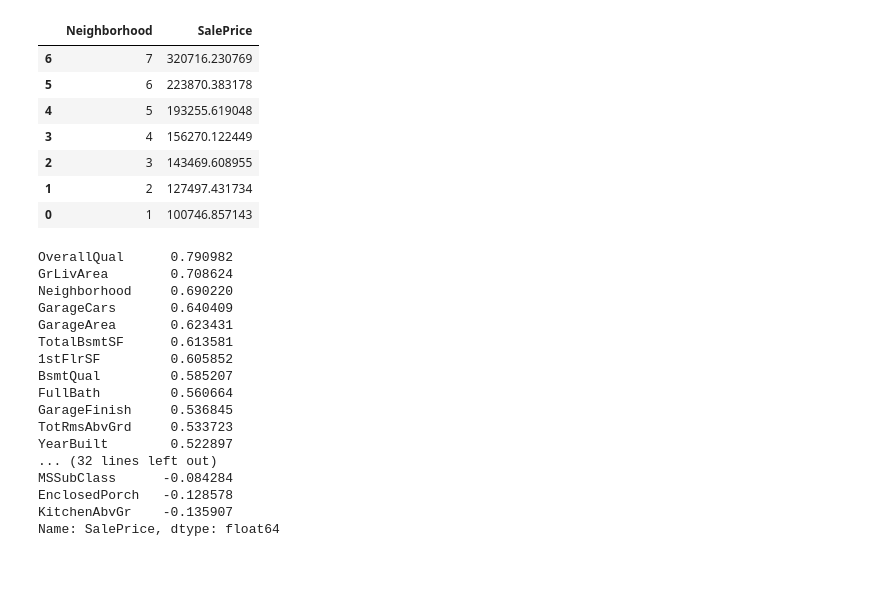
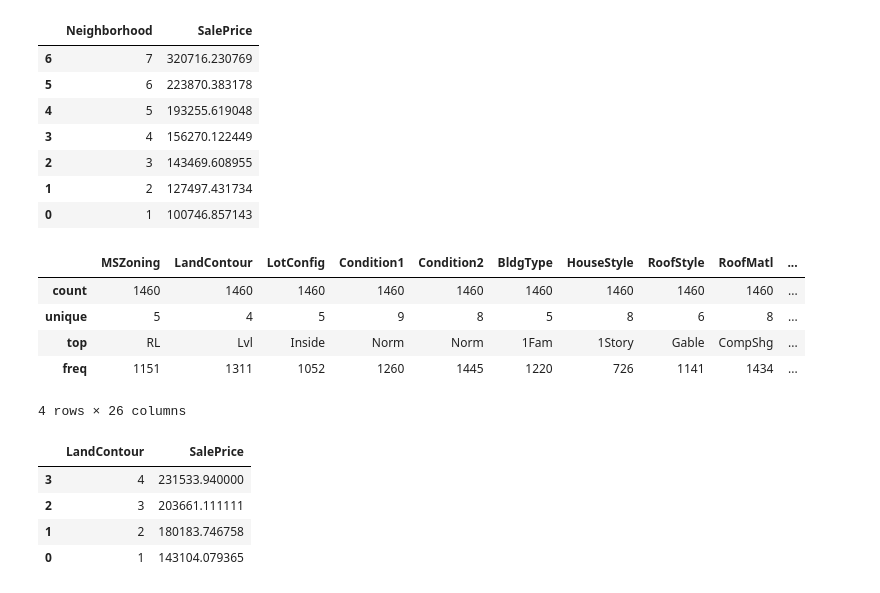
Before and after one commit to ArcheTree/2022training, a Jupyter notebook: python/kaggle/House/Untitled.ipynb, the cells around one changed output. Saved outputs shown, nothing was run; the diff lists cells and outputs as text; code cells hidden in the pictures.

```diff
--- a/python/kaggle/House/Untitled.ipynb
+++ b/python/kaggle/House/Untitled.ipynb
@@ -270,23 +248,16 @@ sim[["Neighborhood","SalePrice"]].groupby(["Neighborhood"],as_index=False).mean(
 | 2 | 3 | 143469.608955 |
 | 1 | 2 | 127497.431734 |
 | 0 | 1 | 100746.857143 |
-# %%
-sim.corr()['SalePrice'].sort_values(ascending=False)[1:]
-# %% [output]
-OverallQual      0.790982
-GrLivArea        0.708624
-Neighborhood     0.690220
-GarageCars       0.640409
-GarageArea       0.623431
-TotalBsmtSF      0.613581
-1stFlrSF         0.605852
-BsmtQual         0.585207
-FullBath         0.560664
-GarageFinish     0.536845
-TotRmsAbvGrd     0.533723
-YearBuilt        0.522897
-... (32 lines left out)
-MSSubClass      -0.084284
-EnclosedPorch   -0.128578
-KitchenAbvGr    -0.135907
-Name: SalePrice, dtype: float64
+# %%
+sim=sim.drop(["BsmtQual","BsmtCond","BsmtExposure"],axis=1)
+# %%
+sim=sim.drop(["Street","LotShape","Utilities"],axis=1)
+# %%
+sim.describe(include="object")
+# %% [output]
+|  | MSZoning | LandContour | LotConfig | Condition1 | Condition2 | BldgType | HouseStyle | RoofStyle | RoofMatl | ... |
+| count | 1460 | 1460 | 1460 | 1460 | 1460 | 1460 | 1460 | 1460 | 1460 | ... |
+| unique | 5 | 4 | 5 | 9 | 8 | 5 | 8 | 6 | 8 | ... |
+| top | RL | Lvl | Inside | Norm | Norm | 1Fam | 1Story | Gable | CompShg | ... |
+| freq | 1151 | 1311 | 1052 | 1260 | 1445 | 1220 | 726 | 1141 | 1434 | ... |
+4 rows × 26 columns
@@ -292,0 +270,8 @@ Name: SalePrice, dtype: float64
+# %%
+sim[["LandContour","SalePrice"]].groupby(["LandContour"],as_index=False).mean().sort_values(by="SalePrice",ascending=False)
+# %% [output]
+|  | LandContour | SalePrice |
+| 3 | 4 | 231533.940000 |
+| 2 | 3 | 203661.111111 |
+| 1 | 2 | 180183.746758 |
+| 0 | 1 | 143104.079365 |
```
Also changed, not shown: parts of 44 cells of this notebook, 6 other files.
